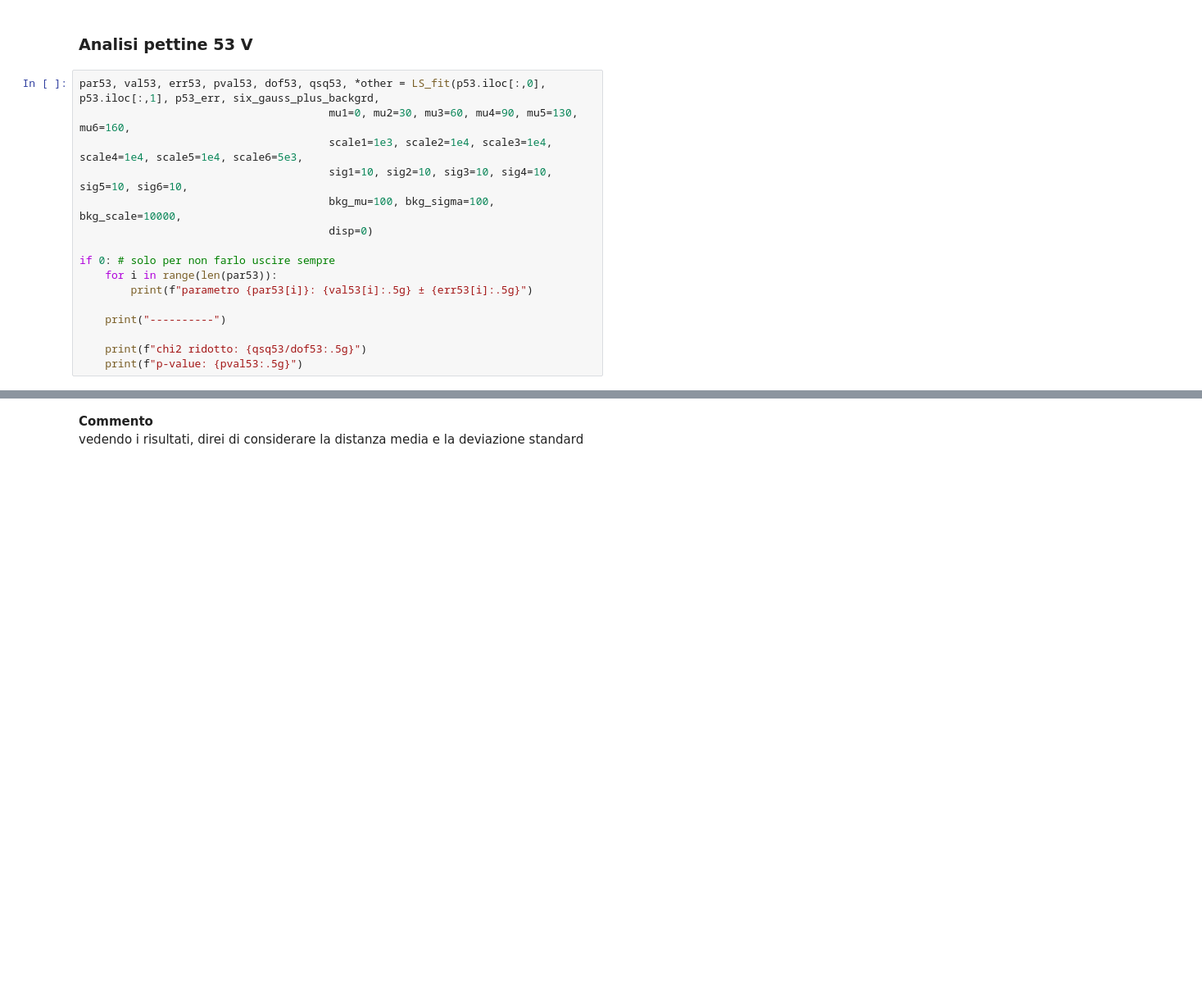
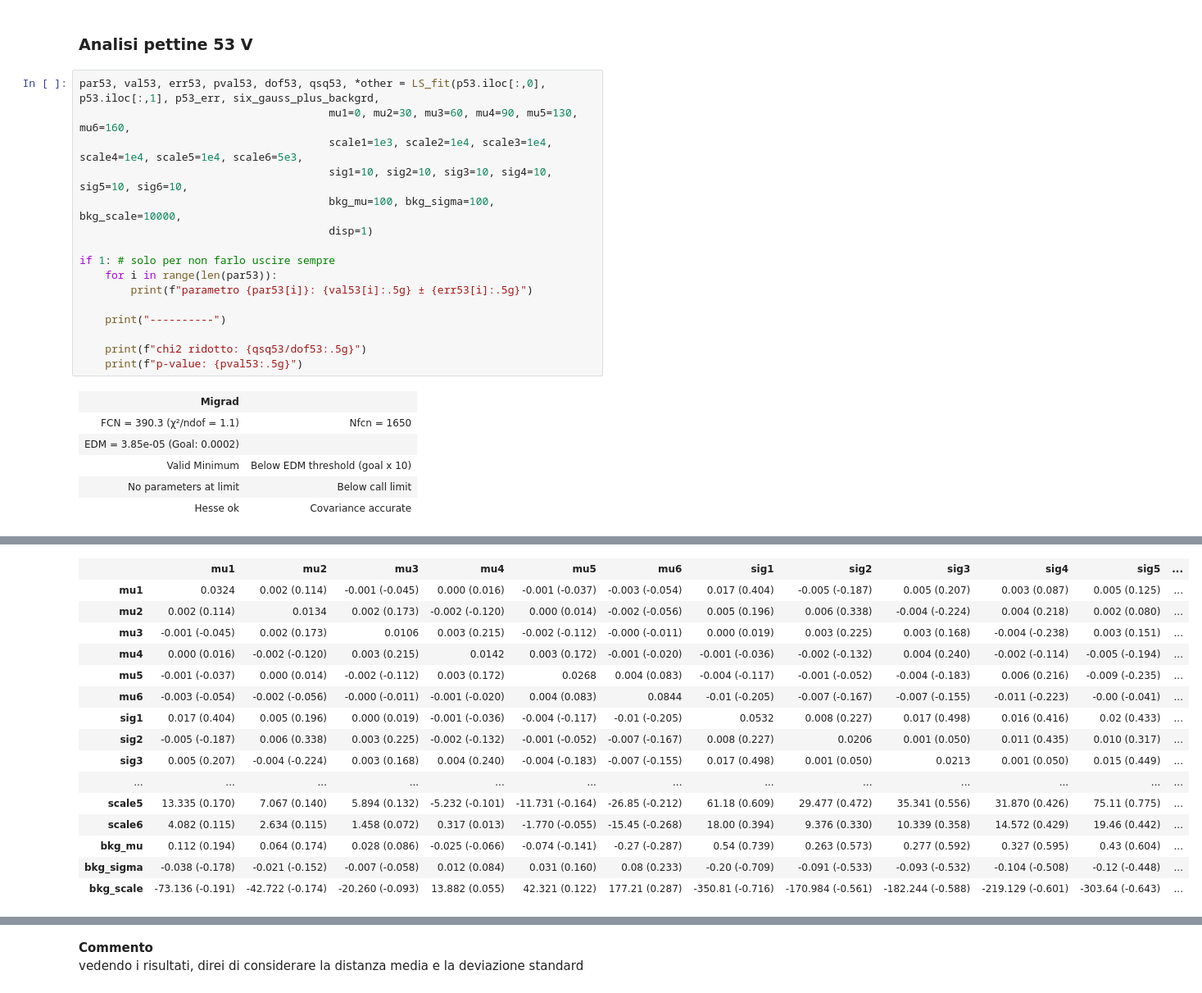
Before and after one commit to Pavar0tty/Laboratorio_SiPM, a Jupyter notebook: Esperimento/Configurazione/Analisi Pettine piu gaussiane/analisi_pettine.ipynb, the cells around one changed output, grey strips where cells are left out. Shown: that part at 82% size. Cells and saved outputs as stored; diff of their text form; blank space fills up the shorter version.

```diff
--- a/Esperimento/Configurazione/Analisi Pettine piu gaussiane/analisi_pettine.ipynb
+++ b/Esperimento/Configurazione/Analisi Pettine piu gaussiane/analisi_pettine.ipynb
@@ -132,9 +139,9 @@ par53, val53, err53, pval53, dof53, qsq53, *other = LS_fit(p53.iloc[:,0], p53.il
                                        scale1=1e3, scale2=1e4, scale3=1e4, scale4=1e4, scale5=1e4, scale6=5e3,
                                        sig1=10, sig2=10, sig3=10, sig4=10, sig5=10, sig6=10,
                                        bkg_mu=100, bkg_sigma=100, bkg_scale=10000,
-                                       disp=0)
+                                       disp=1)
 
-if 0: # solo per non farlo uscire sempre
+if 1: # solo per non farlo uscire sempre
     for i in range(len(par53)):
         print(f"parametro {par53[i]}: {val53[i]:.5g} ± {err53[i]:.5g}")
 
@@ -142,3 +149,10 @@ if 0: # solo per non farlo uscire sempre
 
     print(f"chi2 ridotto: {qsq53/dof53:.5g}")
     print(f"p-value: {pval53:.5g}")
+# %% [output]
+| Migrad |  |
+| FCN = 390.3 (χ²/ndof = 1.1) | Nfcn = 1650 |
+| EDM = 3.85e-05 (Goal: 0.0002) |  |
+| Valid Minimum | Below EDM threshold (goal x 10) |
+| No parameters at limit | Below call limit |
+| Hesse ok | Covariance accurate |
@@ -144,0 +175,16 @@ if 0: # solo per non farlo uscire sempre
+|  | mu1 | mu2 | mu3 | mu4 | mu5 | mu6 | sig1 | sig2 | sig3 | sig4 | sig5 | ... |
+| mu1 | 0.0324 | 0.002 (0.114) | -0.001 (-0.045) | 0.000 (0.016) | -0.001 (-0.037) | -0.003 (-0.054) | 0.017 (0.404) | -0.005 (-0.187) | 0.005 (0.207) | 0.003 (0.087) | 0.005 (0.125) | ... |
+| mu2 | 0.002 (0.114) | 0.0134 | 0.002 (0.173) | -0.002 (-0.120) | 0.000 (0.014) | -0.002 (-0.056) | 0.005 (0.196) | 0.006 (0.338) | -0.004 (-0.224) | 0.004 (0.218) | 0.002 (0.080) | ... |
+| mu3 | -0.001 (-0.045) | 0.002 (0.173) | 0.0106 | 0.003 (0.215) | -0.002 (-0.112) | -0.000 (-0.011) | 0.000 (0.019) | 0.003 (0.225) | 0.003 (0.168) | -0.004 (-0.238) | 0.003 (0.151) | ... |
+| mu4 | 0.000 (0.016) | -0.002 (-0.120) | 0.003 (0.215) | 0.0142 | 0.003 (0.172) | -0.001 (-0.020) | -0.001 (-0.036) | -0.002 (-0.132) | 0.004 (0.240) | -0.002 (-0.114) | -0.005 (-0.194) | ... |
+| mu5 | -0.001 (-0.037) | 0.000 (0.014) | -0.002 (-0.112) | 0.003 (0.172) | 0.0268 | 0.004 (0.083) | -0.004 (-0.117) | -0.001 (-0.052) | -0.004 (-0.183) | 0.006 (0.216) | -0.009 (-0.235) | ... |
+| mu6 | -0.003 (-0.054) | -0.002 (-0.056) | -0.000 (-0.011) | -0.001 (-0.020) | 0.004 (0.083) | 0.0844 | -0.01 (-0.205) | -0.007 (-0.167) | -0.007 (-0.155) | -0.011 (-0.223) | -0.00 (-0.041) | ... |
+| sig1 | 0.017 (0.404) | 0.005 (0.196) | 0.000 (0.019) | -0.001 (-0.036) | -0.004 (-0.117) | -0.01 (-0.205) | 0.0532 | 0.008 (0.227) | 0.017 (0.498) | 0.016 (0.416) | 0.02 (0.433) | ... |
+| sig2 | -0.005 (-0.187) | 0.006 (0.338) | 0.003 (0.225) | -0.002 (-0.132) | -0.001 (-0.052) | -0.007 (-0.167) | 0.008 (0.227) | 0.0206 | 0.001 (0.050) | 0.011 (0.435) | 0.010 (0.317) | ... |
+| sig3 | 0.005 (0.207) | -0.004 (-0.224) | 0.003 (0.168) | 0.004 (0.240) | -0.004 (-0.183) | -0.007 (-0.155) | 0.017 (0.498) | 0.001 (0.050) | 0.0213 | 0.001 (0.050) | 0.015 (0.449) | ... |
+| ... | ... | ... | ... | ... | ... | ... | ... | ... | ... | ... | ... | ... |
+| scale5 | 13.335 (0.170) | 7.067 (0.140) | 5.894 (0.132) | -5.232 (-0.101) | -11.731 (-0.164) | -26.85 (-0.212) | 61.18 (0.609) | 29.477 (0.472) | 35.341 (0.556) | 31.870 (0.426) | 75.11 (0.775) | ... |
+| scale6 | 4.082 (0.115) | 2.634 (0.115) | 1.458 (0.072) | 0.317 (0.013) | -1.770 (-0.055) | -15.45 (-0.268) | 18.00 (0.394) | 9.376 (0.330) | 10.339 (0.358) | 14.572 (0.429) | 19.46 (0.442) | ... |
+| bkg_mu | 0.112 (0.194) | 0.064 (0.174) | 0.028 (0.086) | -0.025 (-0.066) | -0.074 (-0.141) | -0.27 (-0.287) | 0.54 (0.739) | 0.263 (0.573) | 0.277 (0.592) | 0.327 (0.595) | 0.43 (0.604) | ... |
+| bkg_sigma | -0.038 (-0.178) | -0.021 (-0.152) | -0.007 (-0.058) | 0.012 (0.084) | 0.031 (0.160) | 0.08 (0.233) | -0.20 (-0.709) | -0.091 (-0.533) | -0.093 (-0.532) | -0.104 (-0.508) | -0.12 (-0.448) | ... |
+| bkg_scale | -73.136 (-0.191) | -42.722 (-0.174) | -20.260 (-0.093) | 13.882 (0.055) | 42.321 (0.122) | 177.21 (0.287) | -350.81 (-0.716) | -170.984 (-0.561) | -182.244 (-0.588) | -219.129 (-0.601) | -303.64 (-0.643) | ... |
```
Also changed, not shown: parts of 7 cells of this notebook.
